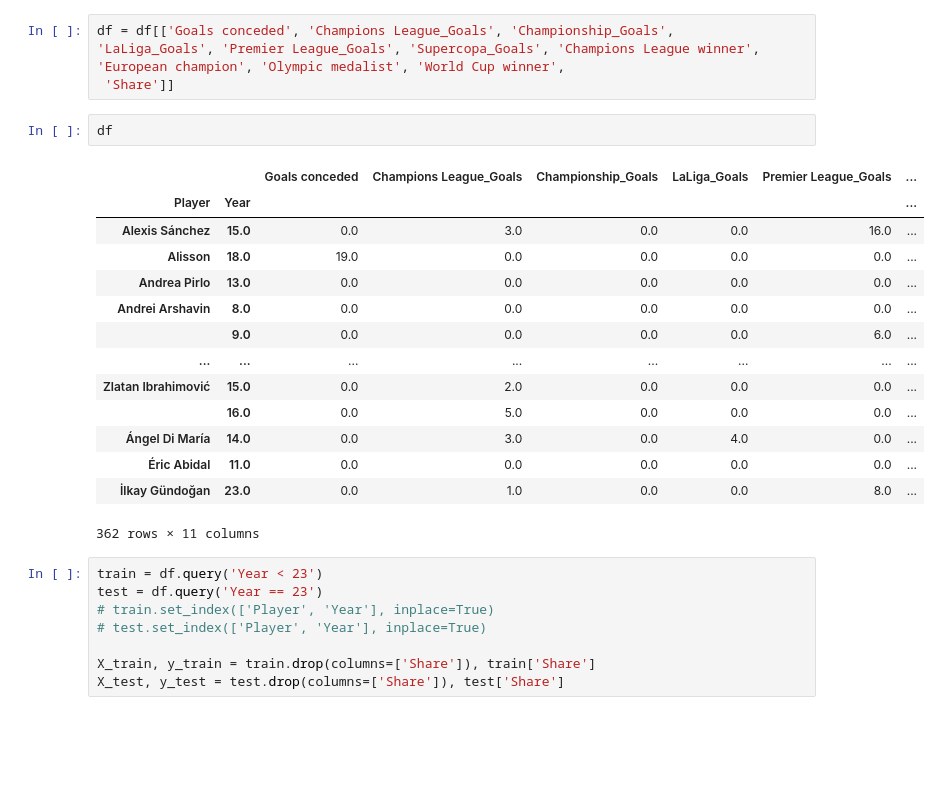
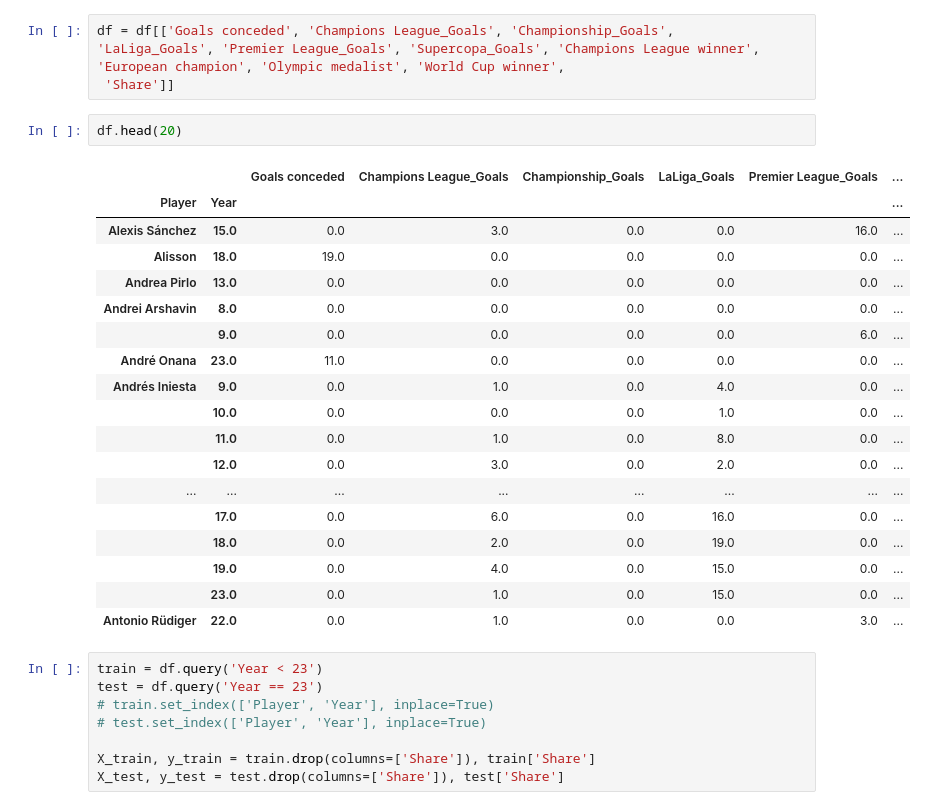
Before and after one commit to TheJarmanitor/outplayed, a Jupyter notebook: notebooks/bayesian_regression.ipynb, the cells around one changed output. Saved outputs shown, nothing was run; the diff lists cells and outputs as text; blank space fills up the shorter version.

```diff
--- a/notebooks/bayesian_regression.ipynb
+++ b/notebooks/bayesian_regression.ipynb
@@ -105,22 +105,26 @@ df = df[['Goals conceded', 'Champions League_Goals', 'Championship_Goals',
 'European champion', 'Olympic medalist', 'World Cup winner',
  'Share']]
 # %%
-df
+df.head(20)
 # %% [output]
 |  |  | Goals conceded | Champions League_Goals | Championship_Goals | LaLiga_Goals | Premier League_Goals | ... |
 | Player | Year |  |  |  |  |  | ... |
 | Alexis Sánchez | 15.0 | 0.0 | 3.0 | 0.0 | 0.0 | 16.0 | ... |
 | Alisson | 18.0 | 19.0 | 0.0 | 0.0 | 0.0 | 0.0 | ... |
 | Andrea Pirlo | 13.0 | 0.0 | 0.0 | 0.0 | 0.0 | 0.0 | ... |
 | Andrei Arshavin | 8.0 | 0.0 | 0.0 | 0.0 | 0.0 | 0.0 | ... |
 |  | 9.0 | 0.0 | 0.0 | 0.0 | 0.0 | 6.0 | ... |
+| André Onana | 23.0 | 11.0 | 0.0 | 0.0 | 0.0 | 0.0 | ... |
+| Andrés Iniesta | 9.0 | 0.0 | 1.0 | 0.0 | 4.0 | 0.0 | ... |
+|  | 10.0 | 0.0 | 0.0 | 0.0 | 1.0 | 0.0 | ... |
+|  | 11.0 | 0.0 | 1.0 | 0.0 | 8.0 | 0.0 | ... |
+|  | 12.0 | 0.0 | 3.0 | 0.0 | 2.0 | 0.0 | ... |
 | ... | ... | ... | ... | ... | ... | ... | ... |
-| Zlatan Ibrahimović | 15.0 | 0.0 | 2.0 | 0.0 | 0.0 | 0.0 | ... |
-|  | 16.0 | 0.0 | 5.0 | 0.0 | 0.0 | 0.0 | ... |
-| Ángel Di María | 14.0 | 0.0 | 3.0 | 0.0 | 4.0 | 0.0 | ... |
-| Éric Abidal | 11.0 | 0.0 | 0.0 | 0.0 | 0.0 | 0.0 | ... |
-| İlkay Gündoğan | 23.0 | 0.0 | 1.0 | 0.0 | 0.0 | 8.0 | ... |
+|  | 17.0 | 0.0 | 6.0 | 0.0 | 16.0 | 0.0 | ... |
+|  | 18.0 | 0.0 | 2.0 | 0.0 | 19.0 | 0.0 | ... |
+|  | 19.0 | 0.0 | 4.0 | 0.0 | 15.0 | 0.0 | ... |
+|  | 23.0 | 0.0 | 1.0 | 0.0 | 15.0 | 0.0 | ... |
+| Antonio Rüdiger | 22.0 | 0.0 | 1.0 | 0.0 | 0.0 | 3.0 | ... |
-362 rows × 11 columns
 # %%
 train = df.query('Year < 23')
 test = df.query('Year == 23')
```
Also changed, not shown: parts of 14 cells of this notebook, 1 other file.
